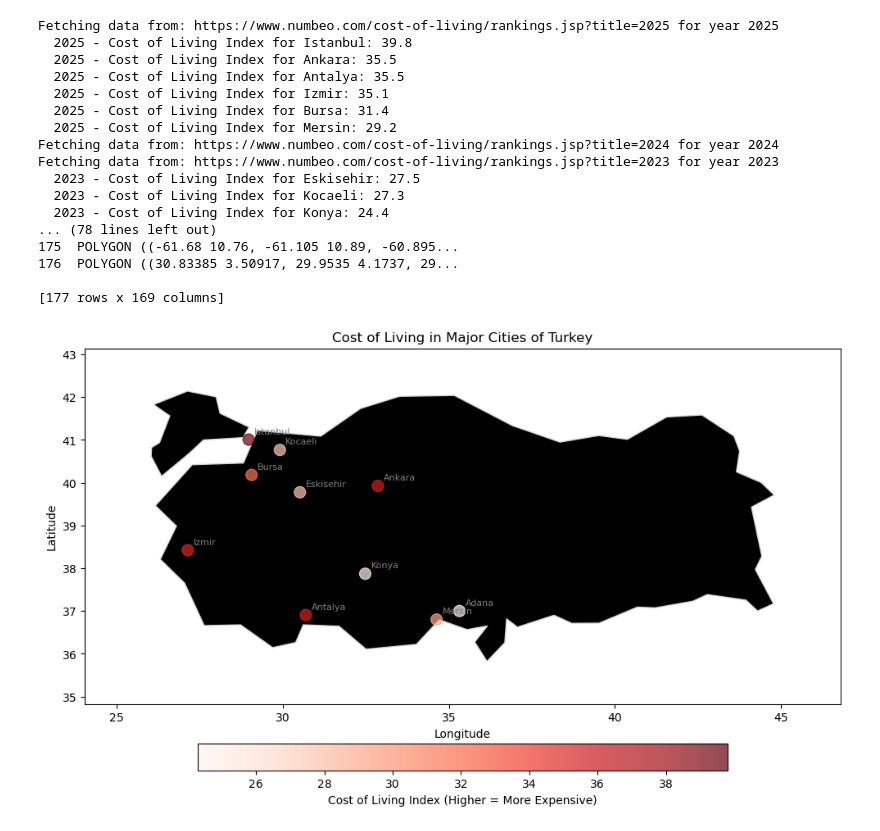
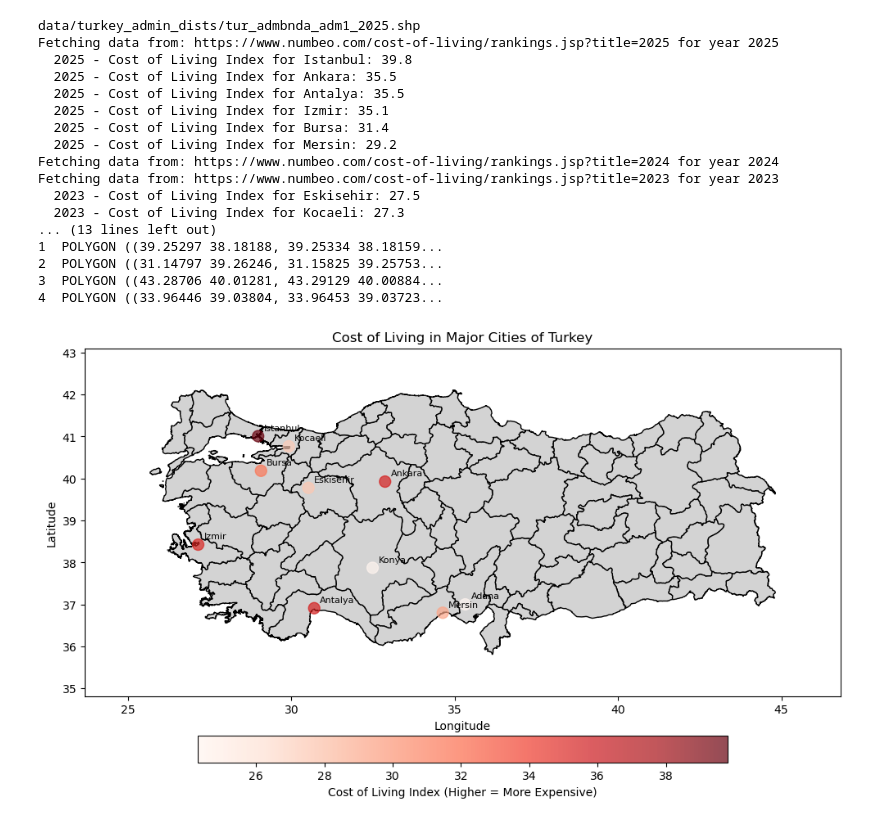
Before and after one commit to JSWesterfield/COL_Abroad_Heatmap_Analysis, a Jupyter notebook: cost_of_living_analysis.ipynb, the cells around one changed output. Drawn from its saved outputs; the diff is of its cells as text; code cells hidden in the pictures.

```diff
--- a/cost_of_living_analysis.ipynb
+++ b/cost_of_living_analysis.ipynb
@@ -1,4 +1,6 @@
 # %%
+import os
+from dotenv import load_dotenv
 import requests
 from bs4 import BeautifulSoup
 import time
@@ -8,8 +10,9 @@ import matplotlib.pyplot as plt
 import seaborn as sns
 import datetime as dt
 
-# Define shapefile path
-shapefile_path = 'data/ne_110m_admin_0_countries/ne_110m_admin_0_countries.shp'
+# Define shapefile path for Turkey Admin 1 boundaries
+shapefile_path = 'data/turkey_admin_dists/tur_admbnda_adm1_2025.shp'
+print(shapefile_path)
 
 # Define year and URL
 dt_year = dt.datetime.now()
@@ -83,59 +86,55 @@ for city, cost in cost_of_living_data.items():
 
 df = pd.DataFrame(data)
 
-# 3. Load Turkey Shapefile
+# 3. Load Turkey Shapefile (Admin 1 Boundaries)
 try:
-    world = gpd.read_file(shapefile_path)  # Using the path you defined
-    print(world) #test reading the file, and shows existence
-    turkey = world[world['ADMIN'] == 'Turkey']
-    # turkey = world[world['name'] == 'Turkey']
+    turkey_adm1 = gpd.read_file(shapefile_path)  # Load the adm1 shapefile
+    print(turkey_adm1.head()) # Print the head to see the columns
 except Exception as e:
     print(f"Error loading shapefile: {e}")
     exit()
 
 # 4. Create the Heatmap
-if not df.empty and not turkey.empty:  # BREAKING HERE
+if not df.empty and not turkey_adm1.empty:
     fig, ax = plt.subplots(1, 1, figsize=(10, 10))
-    turkey.plot(ax=ax, color='white', edgecolor='lightgray')
+    turkey_adm1.plot(ax=ax, color='lightgray', edgecolor='black')
 
     # Create a color map
     cmap = plt.cm.Reds
     norm = plt.Normalize(vmin=df['cost_of_living'].min(), vmax=df['cost_of_living'].max())
-
     scatter = ax.scatter(df['longitude'], df['latitude'], c=df['cost_of_living'], cmap=cmap, norm=norm, s=100, alpha=0.7)
-
     cbar = fig.colorbar(scatter, ax=ax, orientation='horizontal', pad=0.05, shrink=0.7)
     cbar.set_label('Cost of Living Index (Higher = More Expensive)')
 
     # Annotate cities (optional)
     for index, row in df.iterrows():
-        ax.annotate(row['city'], (row['longitude'], row['latitude']), textcoords="offset points", xytext=(5,5), ha='left', fontsize=8, color='gray')
+        ax.annotate(row['city'], (row['longitude'], row['latitude']), textcoords="offset points", xytext=(5,5), ha='left', fontsize=8)
 
     ax.set_title('Cost of Living in Major Cities of Turkey')
     ax.set_xlabel('Longitude')
     ax.set_ylabel('Latitude')
-    ax.set_xlim(turkey.total_bounds[0] - 2, turkey.total_bounds[2] + 2)
-    ax.set_ylim(turkey.total_bounds[1] - 1, turkey.total_bounds[3] + 1)
+    ax.set_xlim(turkey_adm1.total_bounds[0] - 2, turkey_adm1.total_bounds[2] + 2)
+    ax.set_ylim(turkey_adm1.total_bounds[1] - 1, turkey_adm1.total_bounds[3] + 1)
     plt.tight_layout()
     plt.show()
 else:
     print("Could not create the heatmap. Ensure cost of living data and the Turkey shapefile were loaded successfully.")
 # %% [output]
+data/turkey_admin_dists/tur_admbnda_adm1_2025.shp
 Fetching data from: https://www.numbeo.com/cost-of-living/rankings.jsp?title=2025 for year 2025
   2025 - Cost of Living Index for Istanbul: 39.8
   2025 - Cost of Living Index for Ankara: 35.5
   2025 - Cost of Living Index for Antalya: 35.5
   2025 - Cost of Living Index for Izmir: 35.1
   2025 - Cost of Living Index for Bursa: 31.4
   2025 - Cost of Living Index for Mersin: 29.2
 Fetching data from: https://www.numbeo.com/cost-of-living/rankings.jsp?title=2024 for year 2024
 Fetching data from: https://www.numbeo.com/cost-of-living/rankings.jsp?title=2023 for year 2023
   2023 - Cost of Living Index for Eskisehir: 27.5
   2023 - Cost of Living Index for Kocaeli: 27.3
-  2023 - Cost of Living Index for Konya: 24.4
-... (78 lines left out)
-175  POLYGON ((-61.68 10.76, -61.105 10.89, -60.895...
-176  POLYGON ((30.83385 3.50917, 29.9535 4.1737, 29...
-
-[177 rows x 169 columns]
+... (13 lines left out)
+1  POLYGON ((39.25297 38.18188, 39.25334 38.18159...
+2  POLYGON ((31.14797 39.26246, 31.15825 39.25753...
+3  POLYGON ((43.28706 40.01281, 43.29129 40.00884...
+4  POLYGON ((33.96446 39.03804, 33.96453 39.03723...
-[figure, old version]
+[figure, new version]
```
Also changed, not shown: 1 other file.
